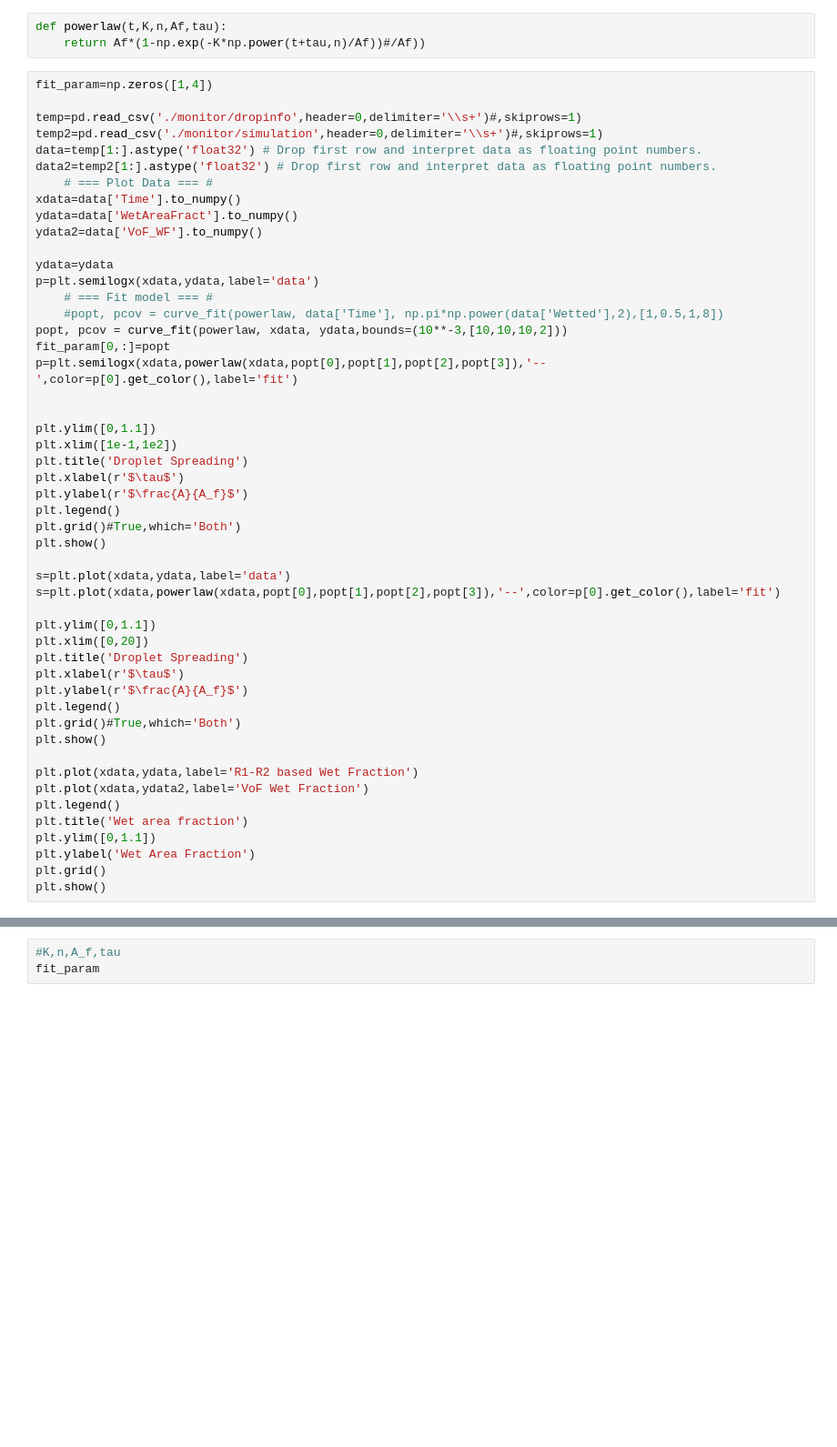
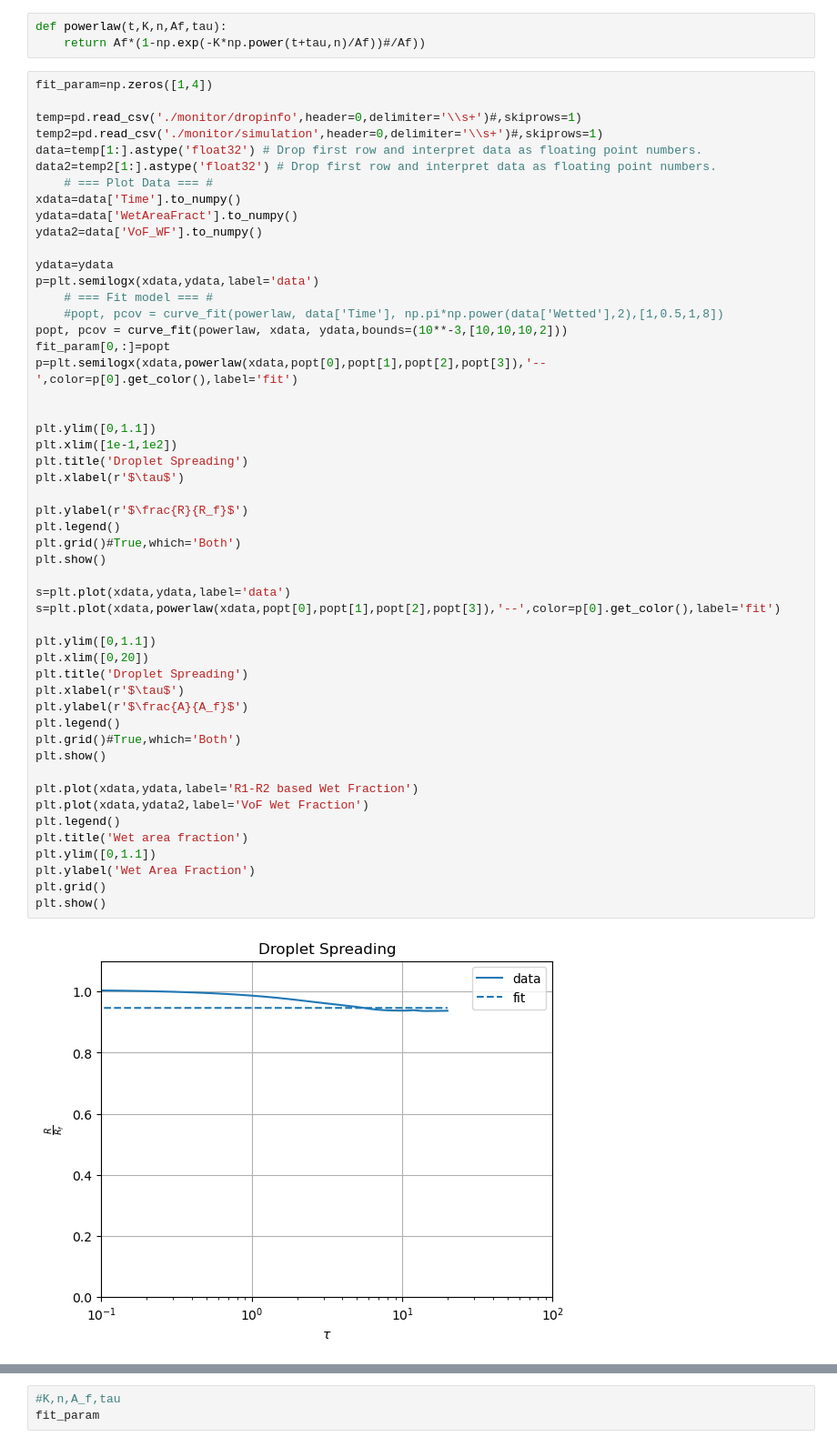
Before and after one commit to pmt58/Droplet_NGA2, a Jupyter notebook: data_analysis_current.ipynb, the cells around one changed output, grey strips where cells are left out. Shown: that part at 91% size. Drawn from its saved outputs; the diff is of its cells as text; blank space fills up the shorter version.

```diff
--- a/data_analysis_current.ipynb
+++ b/data_analysis_current.ipynb
@@ -23,31 +31,34 @@ p=plt.semilogx(xdata,powerlaw(xdata,popt[0],popt[1],popt[2],popt[3]),'--',color=
 
 
 plt.ylim([0,1.1])
 plt.xlim([1e-1,1e2])
 plt.title('Droplet Spreading')
 plt.xlabel(r'$\tau$')
-plt.ylabel(r'$\frac{A}{A_f}$')
+
+plt.ylabel(r'$\frac{R}{R_f}$')
 plt.legend()
 plt.grid()#True,which='Both')
 plt.show()
 
 s=plt.plot(xdata,ydata,label='data')
 s=plt.plot(xdata,powerlaw(xdata,popt[0],popt[1],popt[2],popt[3]),'--',color=p[0].get_color(),label='fit')
 
 plt.ylim([0,1.1])
 plt.xlim([0,20])
 plt.title('Droplet Spreading')
 plt.xlabel(r'$\tau$')
 plt.ylabel(r'$\frac{A}{A_f}$')
 plt.legend()
 plt.grid()#True,which='Both')
 plt.show()
 
 plt.plot(xdata,ydata,label='R1-R2 based Wet Fraction')
 plt.plot(xdata,ydata2,label='VoF Wet Fraction')
 plt.legend()
 plt.title('Wet area fraction')
 plt.ylim([0,1.1])
 plt.ylabel('Wet Area Fraction')
 plt.grid()
 plt.show()
+# %% [output]
+[figure, added]
```
Also changed, not shown: parts of 2 cells of this notebook, 3 other files.
